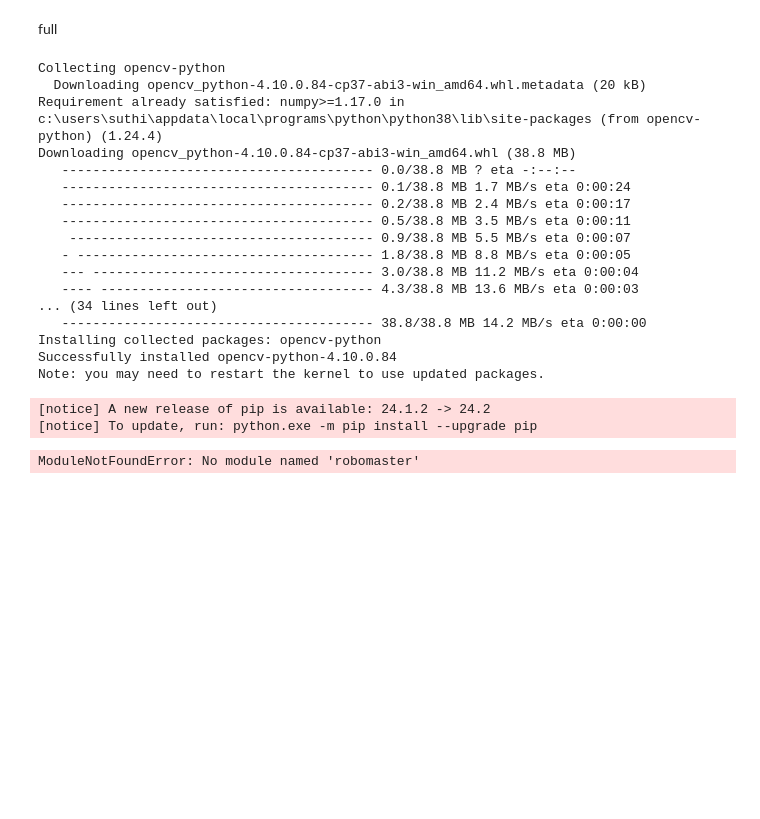
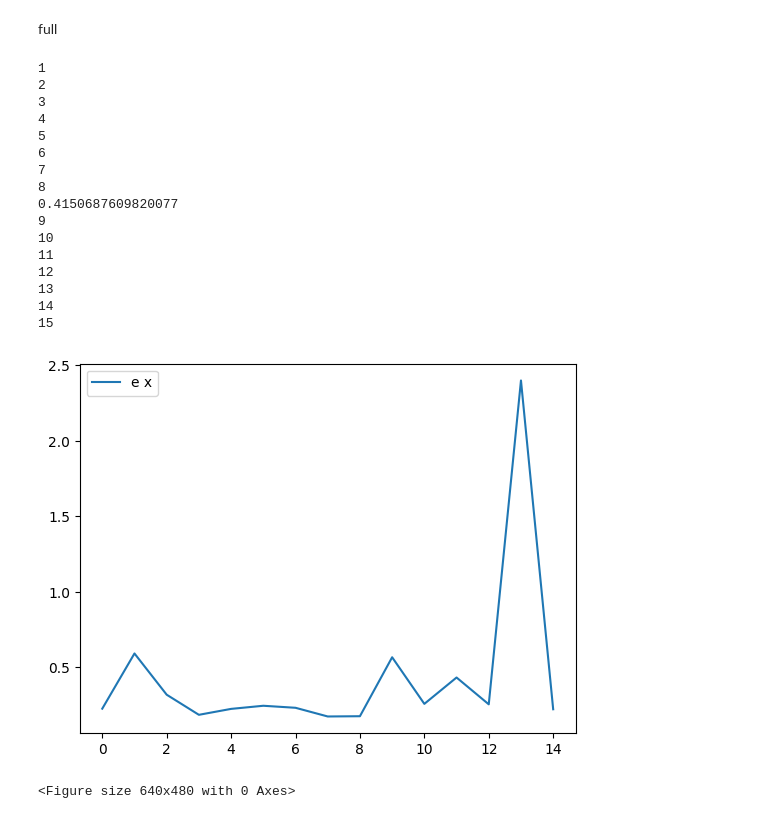
Before and after one commit to Keetasin/Robomaster_Challenge, a Jupyter notebook: mew/Lab05.ipynb, the cells around one changed output. Cells and saved outputs as stored; diff of their text form; code cells hidden in the pictures; blank space fills up the shorter version.

```diff
--- a/mew/Lab05.ipynb
+++ b/mew/Lab05.ipynb
@@ -316,28 +316,6 @@ if __name__ == "__main__":
     main()
 # %% [markdown]
 full
-# %%
-pip install opencv-python
-# %% [output]
-Collecting opencv-python
-  Downloading opencv_python-4.10.0.84-cp37-abi3-win_amd64.whl.metadata (20 kB)
-Requirement already satisfied: numpy>=1.17.0 in c:\users\suthi\appdata\local\programs\python\python38\lib\site-packages (from opencv-python) (1.24.4)
-Downloading opencv_python-4.10.0.84-cp37-abi3-win_amd64.whl (38.8 MB)
-   ---------------------------------------- 0.0/38.8 MB ? eta -:--:--
-   ---------------------------------------- 0.1/38.8 MB 1.7 MB/s eta 0:00:24
-   ---------------------------------------- 0.2/38.8 MB 2.4 MB/s eta 0:00:17
-   ---------------------------------------- 0.5/38.8 MB 3.5 MB/s eta 0:00:11
-    --------------------------------------- 0.9/38.8 MB 5.5 MB/s eta 0:00:07
-   - -------------------------------------- 1.8/38.8 MB 8.8 MB/s eta 0:00:05
-   --- ------------------------------------ 3.0/38.8 MB 11.2 MB/s eta 0:00:04
-   ---- ----------------------------------- 4.3/38.8 MB 13.6 MB/s eta 0:00:03
-... (34 lines left out)
-   ---------------------------------------- 38.8/38.8 MB 14.2 MB/s eta 0:00:00
-Installing collected packages: opencv-python
-Successfully installed opencv-python-4.10.0.84
-Note: you may need to restart the kernel to use updated packages.
-[notice] A new release of pip is available: 24.1.2 -> 24.2
-[notice] To update, run: python.exe -m pip install --upgrade pip
 # %%
 import cv2
 import robomaster
@@ -388,7 +366,7 @@ def detect_coke_can(image):
     mask2 = cv2.inRange(hsv_image, lower_red2, upper_red2)
     mask = cv2.bitwise_or(mask1, mask2)
 
-    anchor_boxes = [(25, 65)]
+    anchor_boxes = [(30, 70)]
     best_score = -1
     best_box = None
     stride = 20
@@ -435,9 +413,10 @@ if __name__ == "__main__":
     ep_gimbal.recenter(pitch_speed=200, yaw_speed=200).wait_for_completed()
     time.sleep(1)
 
-    p = 0.4705
-    i = 1.1527
-    d = 0.0480
+    p = 0.485
+    i = 1.125
+    d = 0.0485
+
     boom = True
 
     accumulate_err_x = 0
@@ -482,31 +461,48 @@ if __name__ == "__main__":
             time.sleep(0.001)
 
             if len(lst_score) == 10 :
                 result = sum(lst_score) / len(lst_score)
                 print(result)
                 lst_score = []
 
         else:
             ep_gimbal.drive_speed(pitch_speed=0, yaw_speed=0)
 
         cv2.imshow("Coke Can Detection", img)
 
 
 
         if cv2.waitKey(1) & 0xFF == ord("q"):
             break
 
     cv2.destroyAllWindows()
     ep_camera.stop_video_stream()
     ep_robot.close()
 
     x_point = [i for i in range(len(data_pith_yaw))]
     y_point4 = [i[4] for i in data_pith_yaw]
 
 
     plt.plot(x_point, y_point4)
     plt.legend(["e x", "e y", "u x", "u y"])
     plt.show()
     plt.savefig("graph.png")
 # %% [output]
-ModuleNotFoundError: No module named 'robomaster'
+1
+2
+3
+4
+5
+6
+7
+8
+0.4150687609820077
+9
+10
+11
+12
+13
+14
+15
+[figure, added]
+<Figure size 640x480 with 0 Axes>
```
Also changed, not shown: parts of 1 cell of this notebook, 1 other file.
